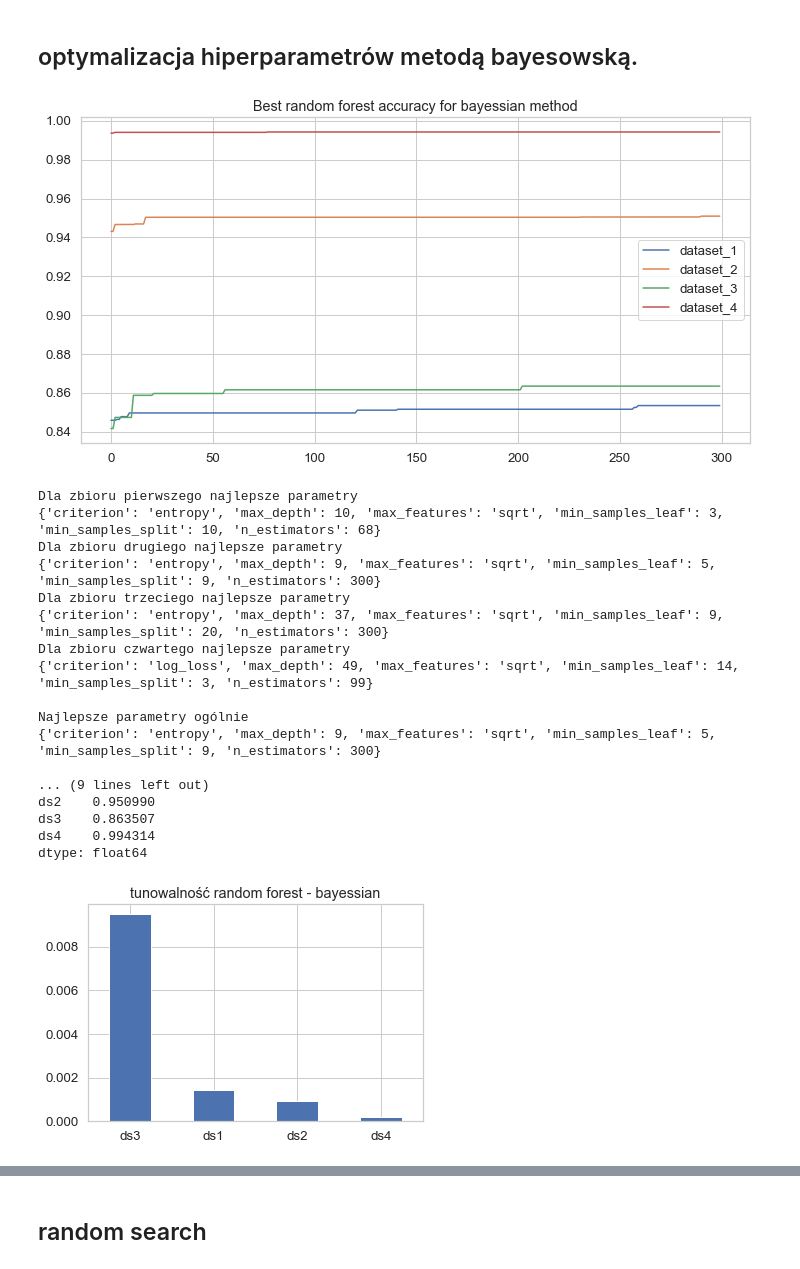
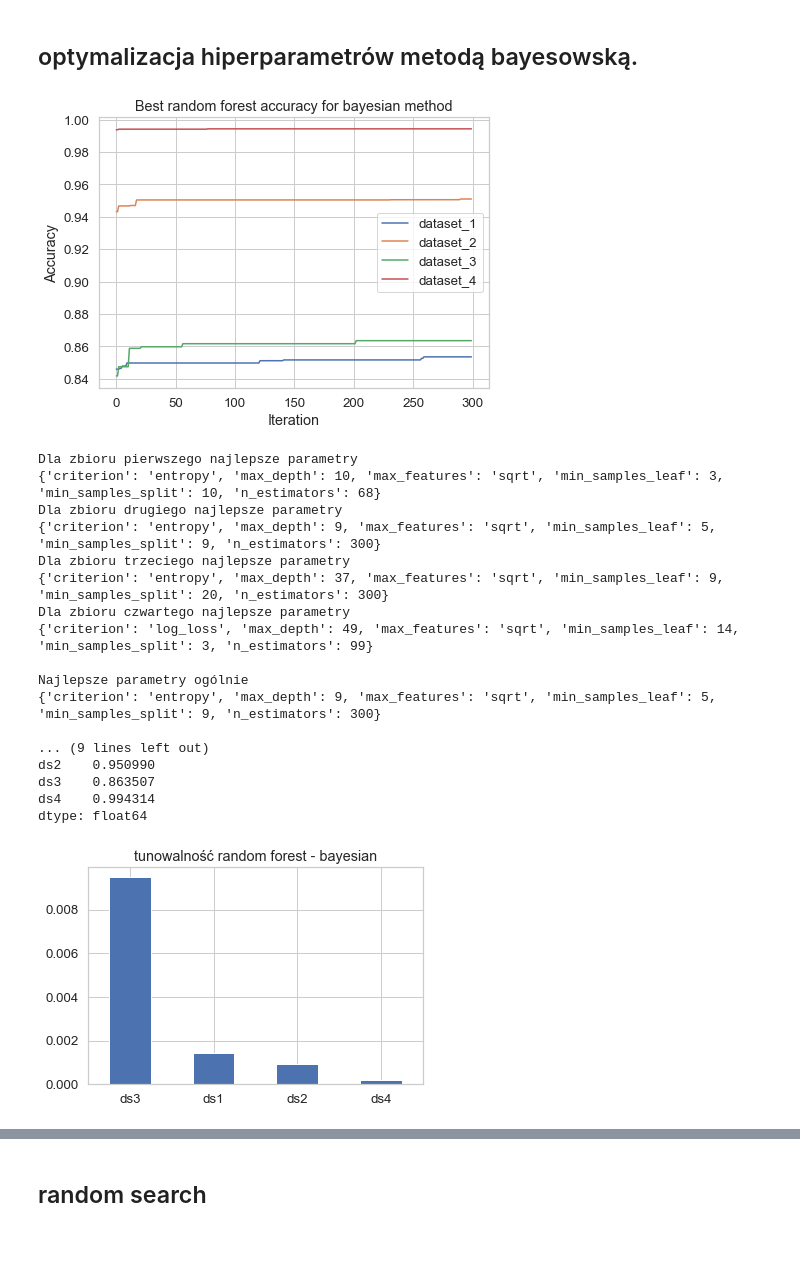
Before and after one commit to kozaka93/2023Z-AutoML, a Jupyter notebook: homeworks/homework1/313488_313555/Kody/AutoML_HW1.ipynb, the cells around one changed output, grey strips where cells are left out. Cells and saved outputs as stored; diff of their text form; code cells hidden in the pictures; blank space fills up the shorter version.

```diff
--- a/homeworks/homework1/313488_313555/Kody/AutoML_HW1.ipynb
+++ b/homeworks/homework1/313488_313555/Kody/AutoML_HW1.ipynb
@@ -51,7 +54,7 @@ X_4 = X_4.drop('Target', axis=1)
 # %% [markdown]
 ### Potrzebne funkcje
 # %%
-n_iter = 300
+n_iter = 100
 random_state = 0
 
 def score(estimator, params, X, y):
@@ -81,7 +84,7 @@ def get_random_search_score_df(estimator, parameter_space):
 
     return pd.DataFrame(rows).set_index("params")
 
-# BAYESS METHOD
+# bayes METHOD
 def get_objective_func(estimator, parameter_space, X, y):
     @use_named_args(parameter_space)
     def objective(**params):
@@ -89,7 +92,7 @@ def get_objective_func(estimator, parameter_space, X, y):
 
     return objective
 
-def get_bayess_method_score_df(estimator, parameter_space):
+def get_bayes_method_score_df(estimator, parameter_space):
     rf_1_mb = gp_minimize(get_objective_func(estimator, parameter_space, X_1, y_1), parameter_space, n_calls=n_iter, random_state=0)
     rf_2_mb = gp_minimize(get_objective_func(estimator, parameter_space, X_2, y_2), parameter_space, n_calls=n_iter, random_state=0)
     rf_3_mb = gp_minimize(get_objective_func(estimator, parameter_space, X_3, y_3), parameter_space, n_calls=n_iter, random_state=0)
@@ -105,14 +108,15 @@ def get_bayess_method_score_df(estimator, parameter_space):
 
 #
 def plot_best_accuracy(score_df, name, optimisation_type):
-    fig, ax = plt.subplots(1, 1, figsize=(12, 6))
+    fig, ax = plt.subplots(1, 1, figsize=(7, 5))
     ax.plot(range(score_df.shape[0]), score_df["ds1"].cummax(), label="dataset_1")
     ax.plot(range(score_df.shape[0]), score_df["ds2"].cummax(), label="dataset_2")
     ax.plot(range(score_df.shape[0]), score_df["ds3"].cummax(), label="dataset_3")
     ax.plot(range(score_df.shape[0]), score_df["ds4"].cummax(), label="dataset_4")
     ax.set_title("Best %s accuracy for %s" % (name, optimisation_type))
+    ax.set_xlabel("Iteration")
+    ax.set_ylabel("Accuracy")
     ax.legend()
-    plt.show()
 # %% [markdown]
 ## Tuning
 # %% [markdown]
@@ -229,14 +235,16 @@ tunabilty_rf.plot.bar(x='dataset', y='tunability', rot=0, title="tunowalność r
 # %% [markdown]
 ## optymalizacja hiperparametrów metodą bayesowską.
 # %%
-# score_df_rf_bm = get_bayess_method_score_df(random_forest_estimator, space_rf)
-# score_df_rf_bm.to_parquet("../Wyniki/random_forest__bayess_method.parquet")
-score_df_rf_bm = pd.read_parquet("../Wyniki/random_forest__bayess_method.parquet")
+# score_df_rf_bm = get_bayes_method_score_df(random_forest_estimator, space_rf)
+# score_df_rf_bm.to_parquet("../Wyniki/random_forest__bayes_method.parquet")
+score_df_rf_bm = pd.read_parquet("../Wyniki/random_forest__bayes_method.parquet")
 # %%
 # wykres najlepszego accuracy
-plot_best_accuracy(score_df_rf_bm, "random forest", "bayessian method")
+plot_best_accuracy(score_df_rf_bm, "random forest", "bayesian method")
+# plt.ylim(0.83, 1.01)
+# plt.savefig("rf_bs_acc.png", dpi=200, bbox_inches="tight")
 # %% [output]
-[figure, old version]
+[figure, new version]
 # %%
 # obliczanie tunowalności
 ## to jest theta(j)*
@@ -268,9 +276,9 @@ print("best accuracy")
 print(best_accuracy)
 
 ## teraz obliczamy tunowalność algorytmu dla każdego zbioru danych
-tunabilty_rf = best_accuracy - theta_star_accuracy
-tunabilty_rf = tunabilty_rf.sort_values(ascending=False)
-tunabilty_rf.plot.bar(x='dataset', y='tunability', rot=0, title="tunowalność random forest - bayessian");
+tunability_rf_bm = best_accuracy - theta_star_accuracy
+tunability_rf_bm = tunability_rf_bm.sort_values(ascending=False)
+tunability_rf_bm.plot.bar(x='dataset', y='tunability', rot=0, title="tunowalność random forest - bayesian");
 # %% [output]
 Dla zbioru pierwszego najlepsze parametry
 {'criterion': 'entropy', 'max_depth': 10, 'max_features': 'sqrt', 'min_samples_leaf': 3, 'min_samples_split': 10, 'n_estimators': 68}
@@ -289,5 +297,5 @@ ds2    0.950990
 ds3    0.863507
 ds4    0.994314
 dtype: float64
-[figure, old version]
+[figure, new version]
 # %% [markdown]
```
Also changed, not shown: parts of 26 cells of this notebook, 4 other files.
